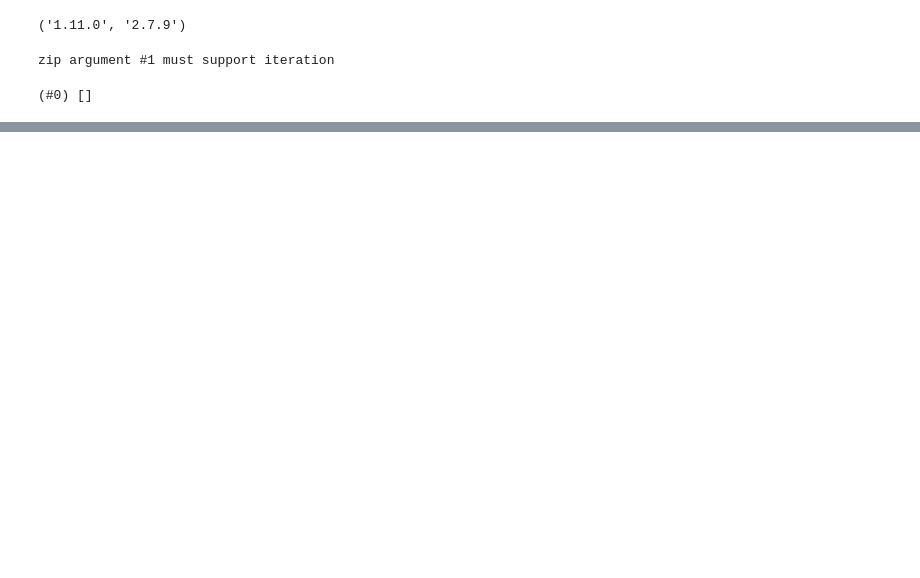
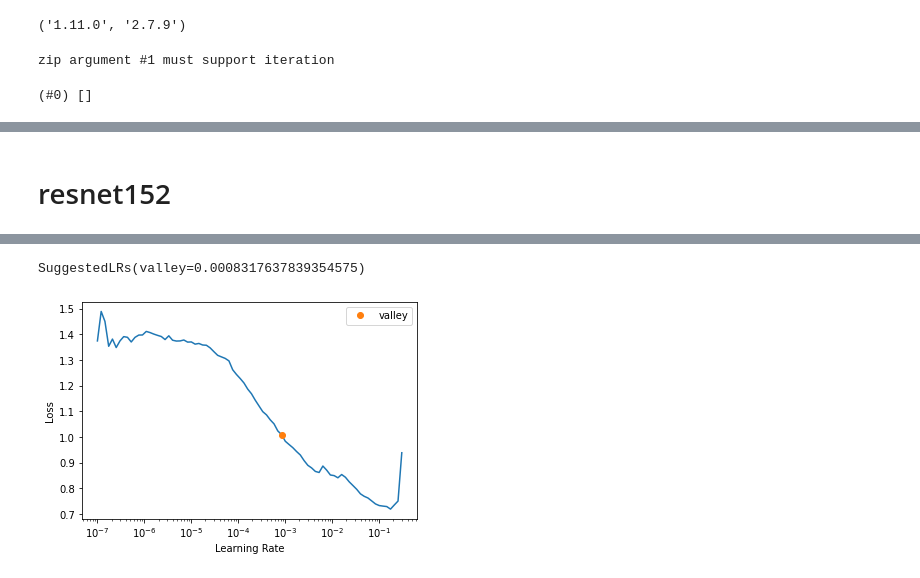
Before and after one commit to Xbeck/Pnevmoniya, a Jupyter notebook: pnevmoniya-tashxisi.ipynb, the cells around one changed output, grey strips where cells are left out. Cells and saved outputs as stored; diff of their text form; code cells hidden in the pictures; blank space fills up the shorter version.

```diff
--- a/pnevmoniya-tashxisi.ipynb
+++ b/pnevmoniya-tashxisi.ipynb
@@ -81,0 +117,9 @@ interp.plot_confusion_matrix()
+# %% [markdown]
+# resnet152
+# %%
+# model resnet152 ni o'qitishga tayyorgarlik
+learn_152 = vision_learner(dls, resnet152, metrics=accuracy)     #  fine_tune= 4 - 6, accuracy 0.991371 >> 0.
+
+# train tezligini aniqlash: resnet152  -- modeli uchun
+learn_152.lr_find()
+# %% [output]
@@ -81,0 +128,2 @@ interp.plot_confusion_matrix()
+SuggestedLRs(valley=0.0008317637839354575)
+[figure, added]
```
Also changed, not shown: parts of 22 cells of this notebook, 1 other file.
